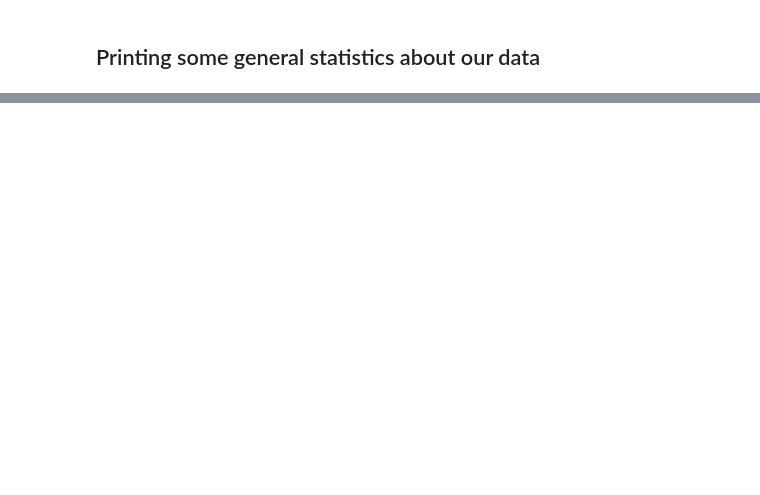
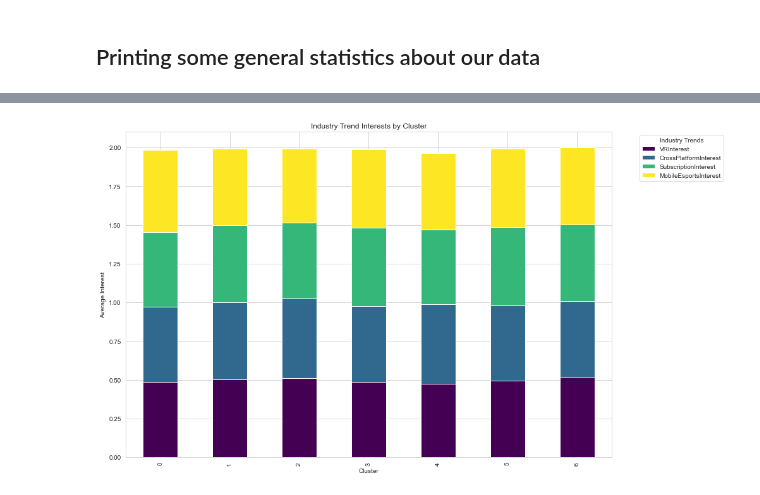
Before and after one commit to idwessough/short-marketing-data-analysis, a Jupyter notebook: video_games_marketing_data_analysis.ipynb, the cells around one changed output, grey strips where cells are left out. Saved outputs shown, nothing was run; the diff lists cells and outputs as text; code cells hidden in the pictures; blank space fills up the shorter version.

```diff
--- a/video_games_marketing_data_analysis.ipynb
+++ b/video_games_marketing_data_analysis.ipynb
@@ -128,0 +397,14 @@ ValueError: Using a string of single character colors as a color sequence is not
+# %%
+# Grouping by cluster and calculating mean interest for each trend
+cluster_trend_interest = df.groupby('Cluster')[industry_trends].mean()
+
+# Visualizing the results using stacked bar plots
+cluster_trend_interest.plot(kind='bar', stacked=True, figsize=(14, 8), colormap='viridis')
+plt.title('Industry Trend Interests by Cluster')
+plt.ylabel('Average Interest')
+plt.xlabel('Cluster')
+plt.legend(title='Industry Trends', bbox_to_anchor=(1.05, 1), loc='upper left')
+plt.tight_layout()
+plt.show()
+# %% [output]
+[figure, added]
```
Also changed, not shown: parts of 15 cells of this notebook, 1 other file.
